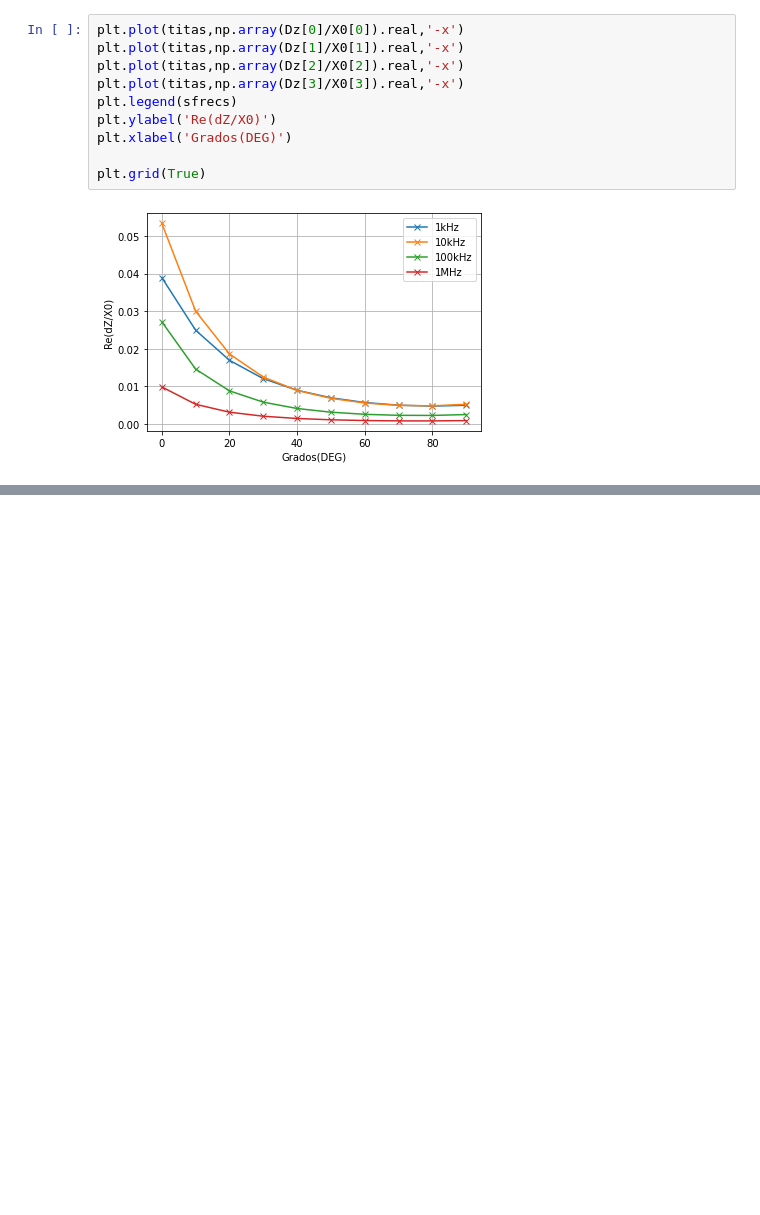
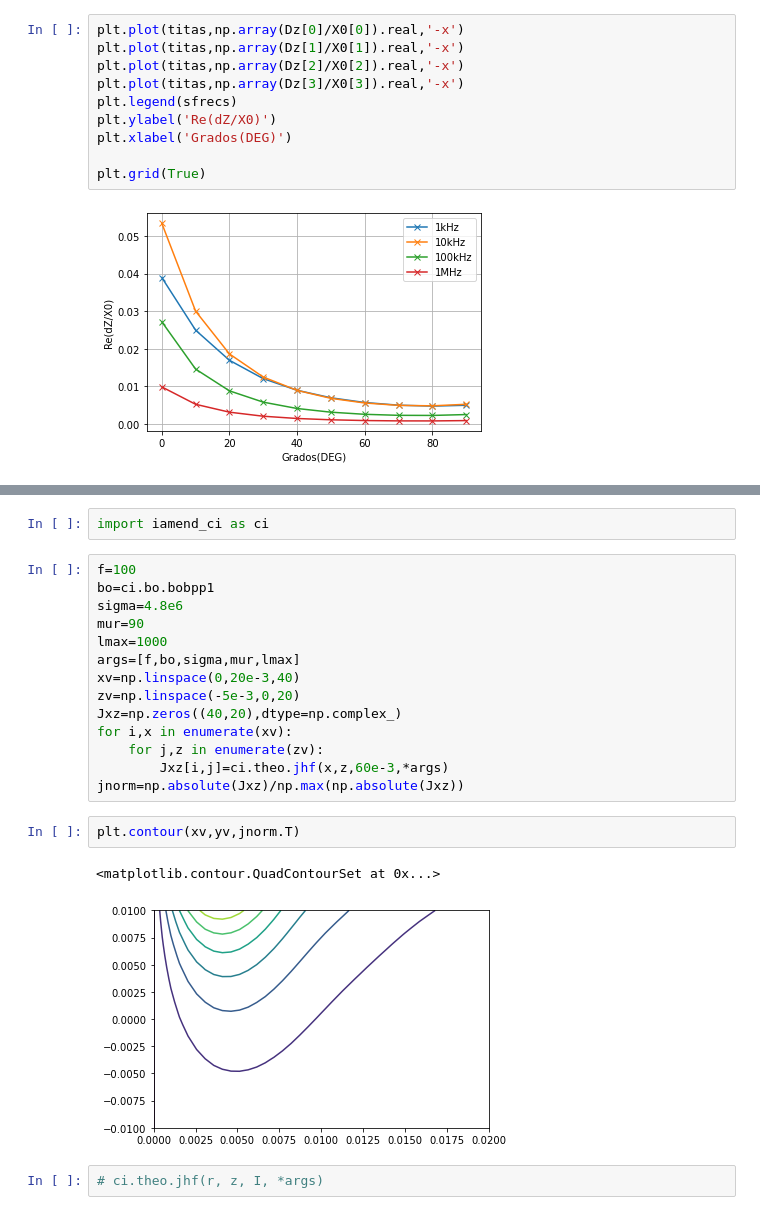
Before and after one commit to carabedo/ci_mutual, a Jupyter notebook: theo2005.ipynb, the cells around one changed output, grey strips where cells are left out. Saved outputs shown, nothing was run; the diff lists cells and outputs as text; blank space fills up the shorter version.

```diff
--- a/theo2005.ipynb
+++ b/theo2005.ipynb
@@ -193,0 +283,23 @@ plt.grid(True)
+# %%
+import iamend_ci as ci
+# %%
+f=100
+bo=ci.bo.bobpp1
+sigma=4.8e6
+mur=90
+lmax=1000
+args=[f,bo,sigma,mur,lmax]
+xv=np.linspace(0,20e-3,40)
+zv=np.linspace(-5e-3,0,20)
+Jxz=np.zeros((40,20),dtype=np.complex_)
+for i,x in enumerate(xv):
+    for j,z in enumerate(zv):
+        Jxz[i,j]=ci.theo.jhf(x,z,60e-3,*args)
+jnorm=np.absolute(Jxz)/np.max(np.absolute(Jxz))
+# %%
+plt.contour(xv,yv,jnorm.T)
+# %% [output]
+<matplotlib.contour.QuadContourSet at 0x...>
+[figure, added]
+# %%
+# ci.theo.jhf(r, z, I, *args)
```
Also changed, not shown: parts of 13 cells of this notebook, 9 other files.
